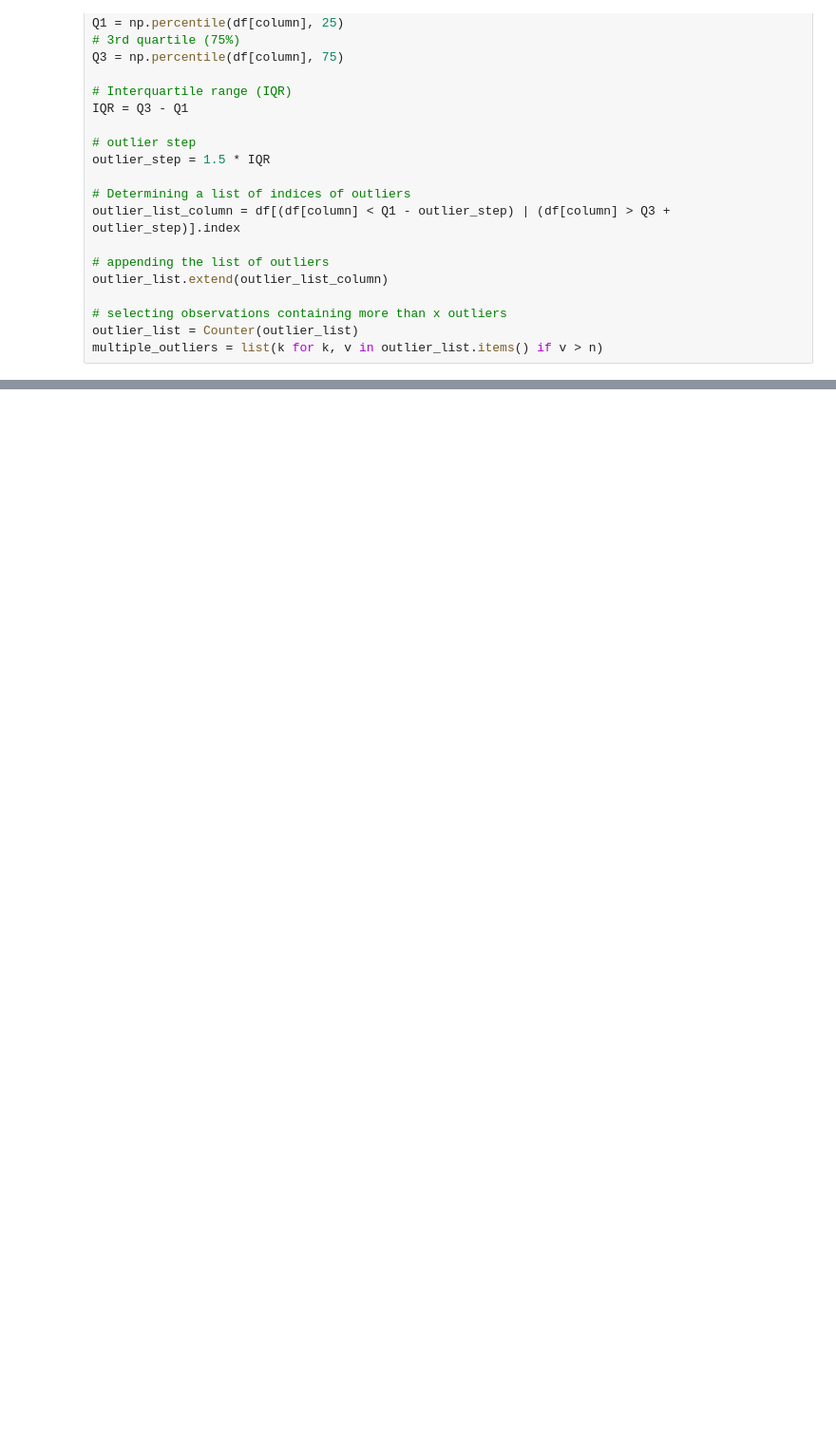
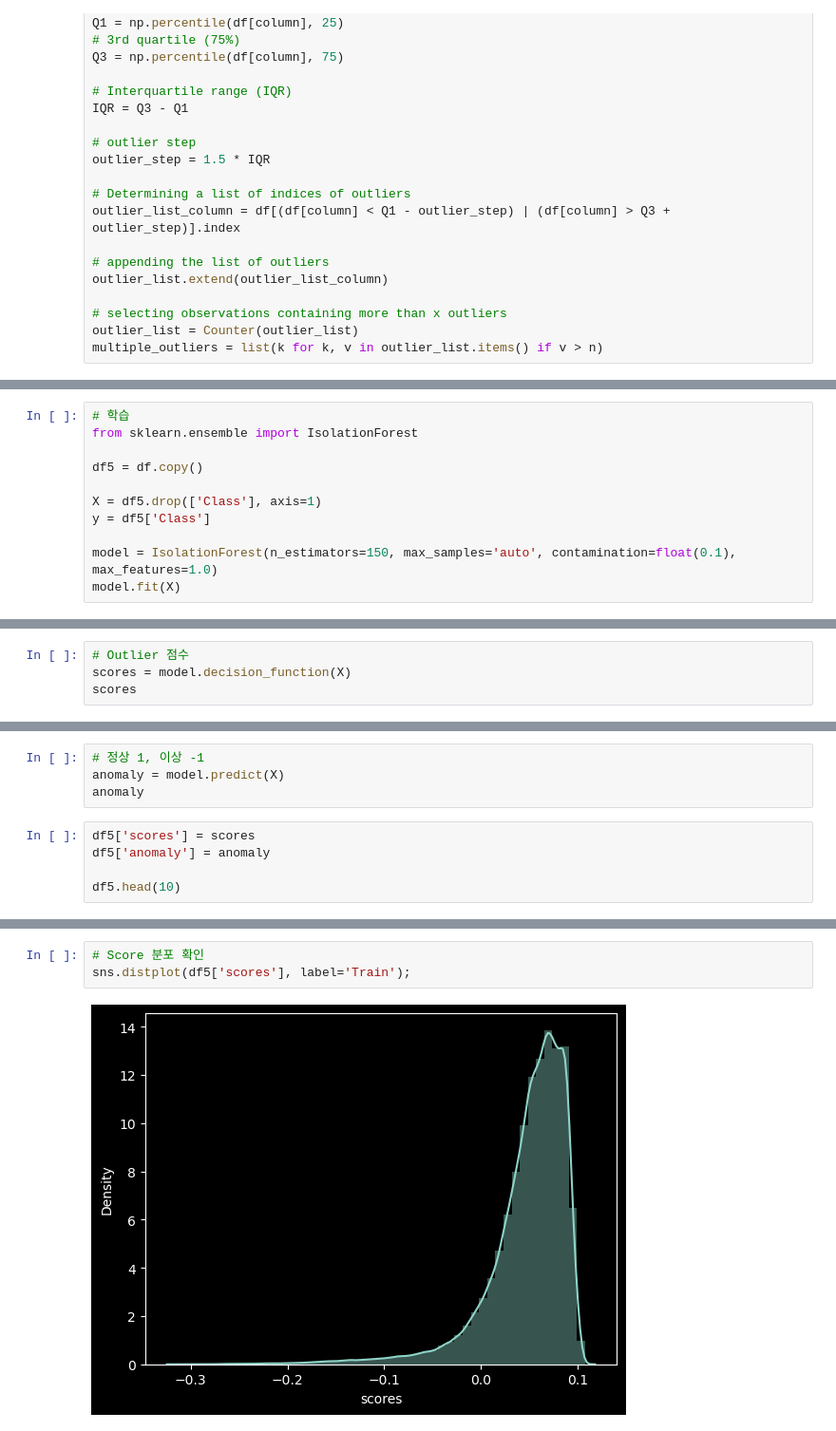
Before and after one commit to sonsungjong/ML_python, a Jupyter notebook: anomaly_detection/304_신용카드 사기거래 탐지.ipynb, the cells around one changed output, grey strips where cells are left out. Shown at 95% size. Cells and saved outputs as stored; diff of their text form; blank space fills up the shorter version.

```diff
--- a/anomaly_detection/304_신용카드 사기거래 탐지.ipynb
+++ b/anomaly_detection/304_신용카드 사기거래 탐지.ipynb
@@ -579,0 +710,11 @@ Q1
+# %%
+# 학습
+from sklearn.ensemble import IsolationForest
+
+df5 = df.copy()
+
+X = df5.drop(['Class'], axis=1)
+y = df5['Class']
+
+model = IsolationForest(n_estimators=150, max_samples='auto', contamination=float(0.1), max_features=1.0)
+model.fit(X)
@@ -579,0 +723,4 @@ Q1
+# %%
+# Outlier 점수
+scores = model.decision_function(X)
+scores
@@ -579,0 +730,9 @@ Q1
+# %%
+# 정상 1, 이상 -1
+anomaly = model.predict(X)
+anomaly
+# %%
+df5['scores'] = scores
+df5['anomaly'] = anomaly
+
+df5.head(10)
@@ -579,0 +784,5 @@ Q1
+# %%
+# Score 분포 확인
+sns.distplot(df5['scores'], label='Train');
+# %% [output]
+[figure, added]
```
Also changed, not shown: parts of 32 cells of this notebook.
